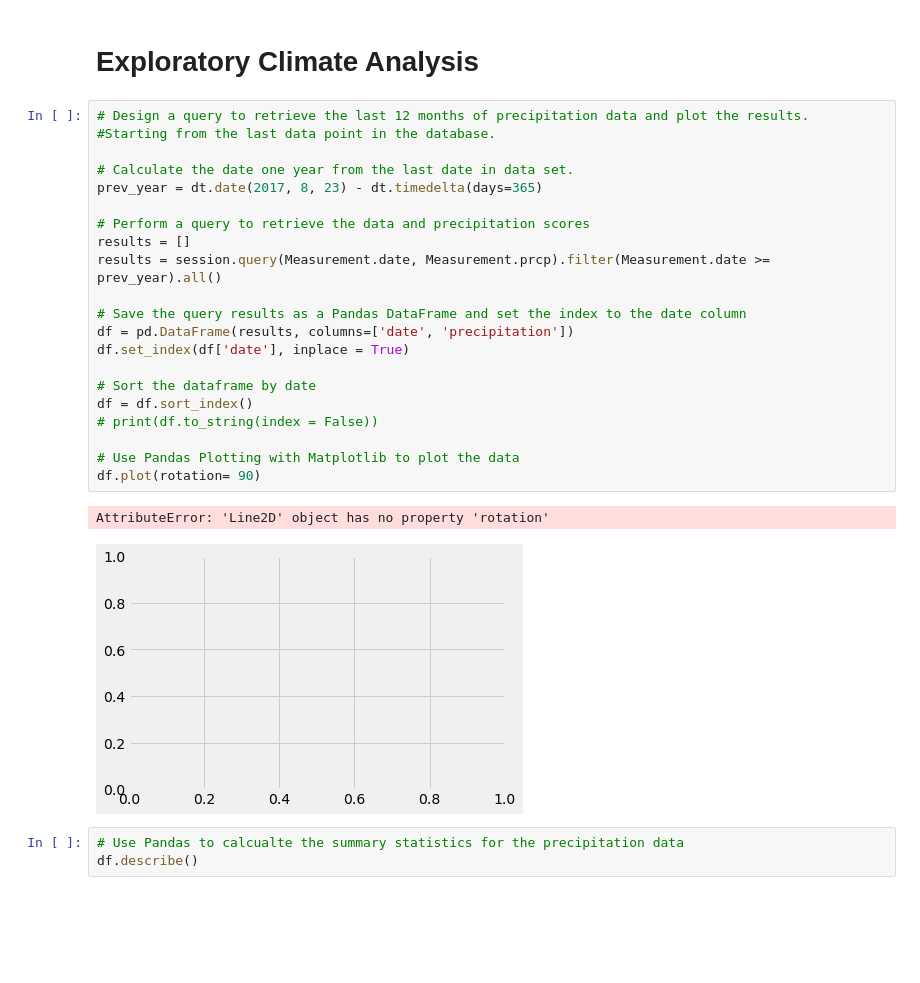
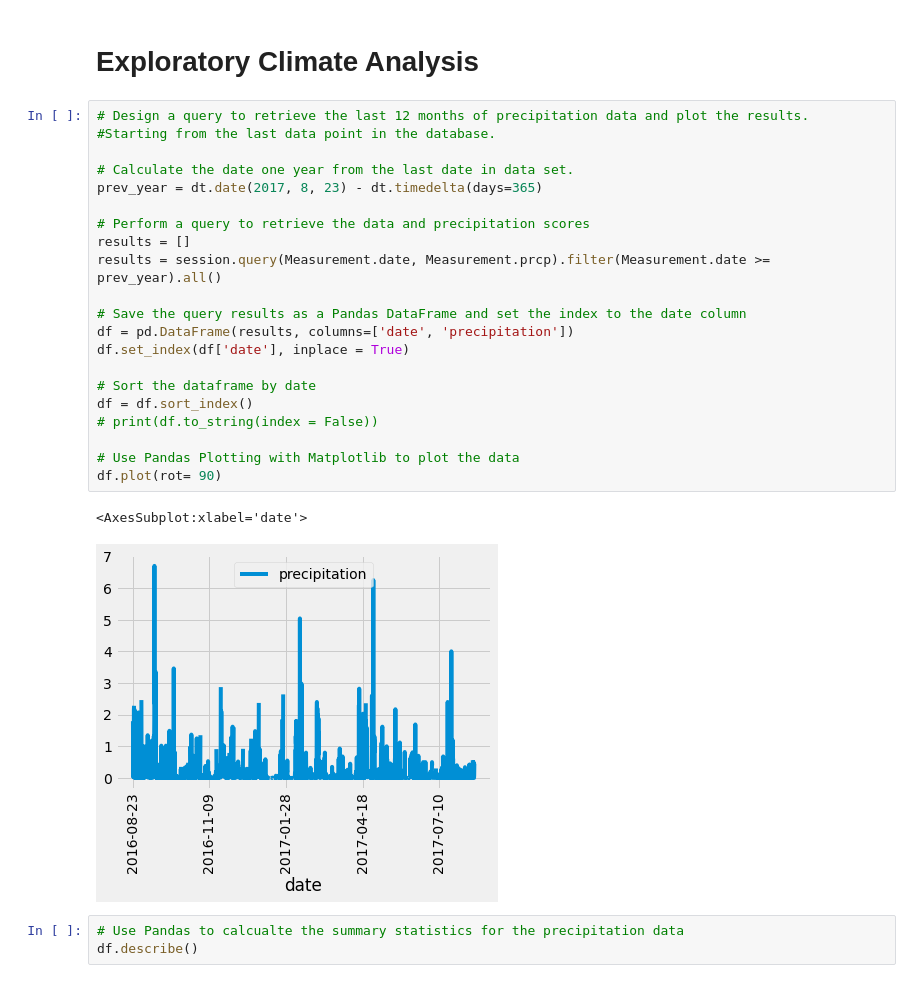
Before and after one commit to amirimah/surfs_up, a Jupyter notebook: climate_analysis-Copy1.ipynb, the cells around one changed output. Drawn from its saved outputs; the diff is of its cells as text; blank space fills up the shorter version.

Commit message:
updating a plot

```diff
--- a/climate_analysis-Copy1.ipynb
+++ b/climate_analysis-Copy1.ipynb
@@ -41,27 +41,27 @@ session = Session(engine)
 # %%
 # Design a query to retrieve the last 12 months of precipitation data and plot the results.
 #Starting from the last data point in the database.
 
 # Calculate the date one year from the last date in data set.
 prev_year = dt.date(2017, 8, 23) - dt.timedelta(days=365)
 
 # Perform a query to retrieve the data and precipitation scores
 results = []
 results = session.query(Measurement.date, Measurement.prcp).filter(Measurement.date >= prev_year).all()
 
 # Save the query results as a Pandas DataFrame and set the index to the date column
 df = pd.DataFrame(results, columns=['date', 'precipitation'])
 df.set_index(df['date'], inplace = True)
 
 # Sort the dataframe by date
 df = df.sort_index()
 # print(df.to_string(index = False))
 
 # Use Pandas Plotting with Matplotlib to plot the data
-df.plot(rotation= 90)
+df.plot(rot= 90)
 # %% [output]
-AttributeError: 'Line2D' object has no property 'rotation'
+<AxesSubplot:xlabel='date'>
-[figure, old version]
+[figure, new version]
 # %%
 # Use Pandas to calcualte the summary statistics for the precipitation data
 df.describe()
```
Also changed, not shown: parts of 7 cells of this notebook.
